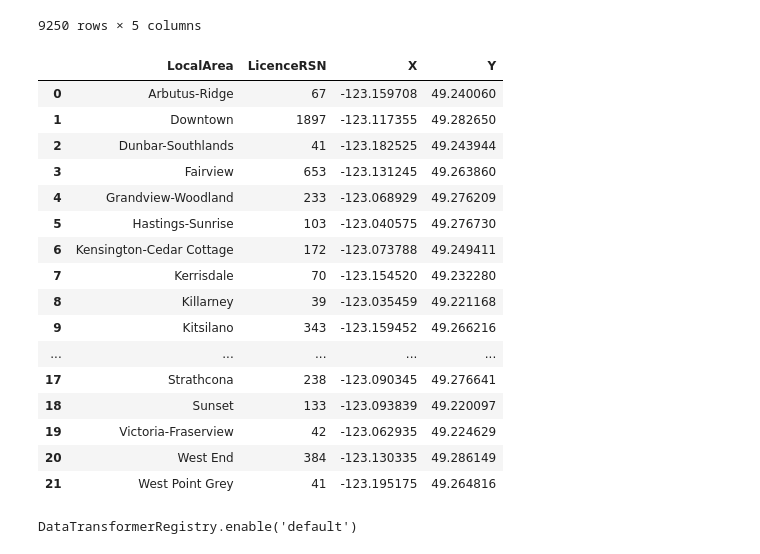
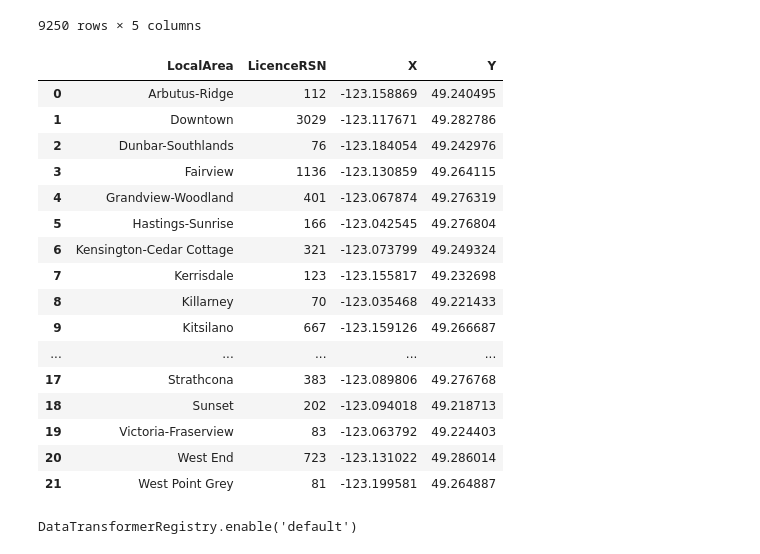
Before and after one commit to EitharAlfatih/Introductory-Analysis-to-Vancouver-Business-Landscape, a Jupyter notebook: Analysis.ipynb, the cells around one changed output. Cells and saved outputs as stored; diff of their text form; code cells hidden in the pictures.

```diff
--- a/Analysis.ipynb
+++ b/Analysis.ipynb
@@ -277,25 +278,25 @@ df2018 = dataset_subset.query("FOLDERYEAR == 2018")
 # %%
 dataset_subset_grouped = dataset_subset.groupby(by = "LocalArea").aggregate({"LicenceRSN": 'count', "X": "mean", "Y": "mean"}).reset_index()
-# %%
-df2018
-# %% [output]
-|  | LocalArea | LicenceRSN | X | Y |
-| 0 | Arbutus-Ridge | 67 | -123.159708 | 49.240060 |
-| 1 | Downtown | 1897 | -123.117355 | 49.282650 |
-| 2 | Dunbar-Southlands | 41 | -123.182525 | 49.243944 |
-| 3 | Fairview | 653 | -123.131245 | 49.263860 |
-| 4 | Grandview-Woodland | 233 | -123.068929 | 49.276209 |
-| 5 | Hastings-Sunrise | 103 | -123.040575 | 49.276730 |
-| 6 | Kensington-Cedar Cottage | 172 | -123.073788 | 49.249411 |
-| 7 | Kerrisdale | 70 | -123.154520 | 49.232280 |
-| 8 | Killarney | 39 | -123.035459 | 49.221168 |
-| 9 | Kitsilano | 343 | -123.159452 | 49.266216 |
-| ... | ... | ... | ... | ... |
-| 17 | Strathcona | 238 | -123.090345 | 49.276641 |
-| 18 | Sunset | 133 | -123.093839 | 49.220097 |
-| 19 | Victoria-Fraserview | 42 | -123.062935 | 49.224629 |
-| 20 | West End | 384 | -123.130335 | 49.286149 |
-| 21 | West Point Grey | 41 | -123.195175 | 49.264816 |
+# %%
+dataset_subset_grouped
+# %% [output]
+|  | LocalArea | LicenceRSN | X | Y |
+| 0 | Arbutus-Ridge | 112 | -123.158869 | 49.240495 |
+| 1 | Downtown | 3029 | -123.117671 | 49.282786 |
+| 2 | Dunbar-Southlands | 76 | -123.184054 | 49.242976 |
+| 3 | Fairview | 1136 | -123.130859 | 49.264115 |
+| 4 | Grandview-Woodland | 401 | -123.067874 | 49.276319 |
+| 5 | Hastings-Sunrise | 166 | -123.042545 | 49.276804 |
+| 6 | Kensington-Cedar Cottage | 321 | -123.073799 | 49.249324 |
+| 7 | Kerrisdale | 123 | -123.155817 | 49.232698 |
+| 8 | Killarney | 70 | -123.035468 | 49.221433 |
+| 9 | Kitsilano | 667 | -123.159126 | 49.266687 |
+| ... | ... | ... | ... | ... |
+| 17 | Strathcona | 383 | -123.089806 | 49.276768 |
+| 18 | Sunset | 202 | -123.094018 | 49.218713 |
+| 19 | Victoria-Fraserview | 83 | -123.063792 | 49.224403 |
+| 20 | West End | 723 | -123.131022 | 49.286014 |
+| 21 | West Point Grey | 81 | -123.199581 | 49.264887 |
 # %%
 alt.data_transformers.disable_max_rows()
 # %% [output]
```
Also changed, not shown: parts of 4 cells of this notebook, 1 other file.
